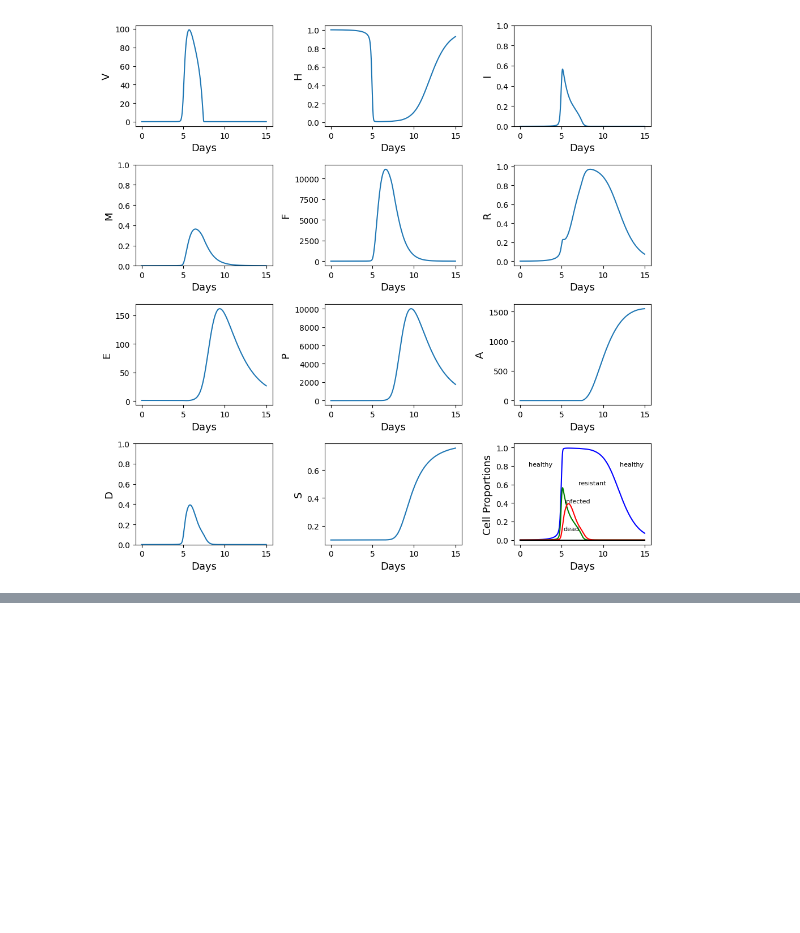
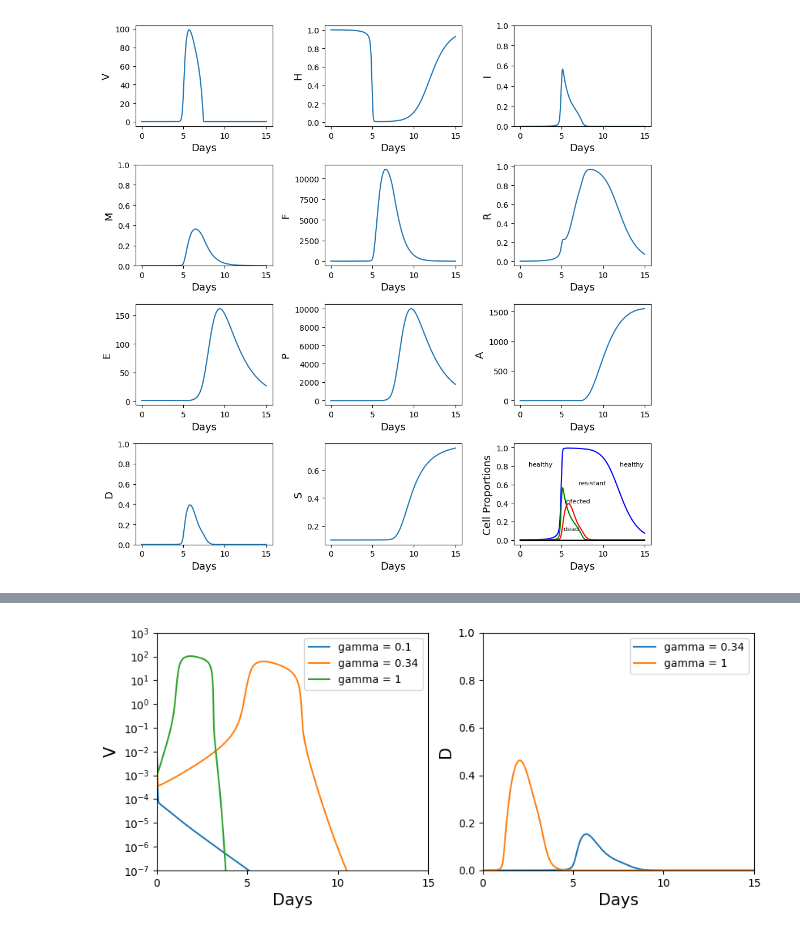
Before and after one commit to mkayeterry/MCDB172, a Jupyter notebook: final/flu.ipynb, the cells around one changed output, grey strips where cells are left out. Cells and saved outputs as stored; diff of their text form; code cells hidden in the pictures; blank space fills up the shorter version.

```diff
--- a/final/flu.ipynb
+++ b/final/flu.ipynb
@@ -233,0 +209,96 @@ plt.show()
+# %%
+gammaHV_lst = [0.1, 0.34, 1]
+V_lst_SA = []
+D_lst_SA = []
+
+fig, axes = plt.subplots(nrows=1, ncols=2, figsize=(10,4))
+
+for i in range(len(gammaHV_lst)):
+    state0 = [V0, H0, I0, M0, F0, R0, E0, P0, A0, S0]
+    state = odeint(deriv_std, state0, t, args=(gammaHV_lst[i],))
+
+    V = state[:, 0]
+    H = state[:, 1]
+    I = state[:, 2]
+    R = state[:, 5]
+
+    D = 1 - H - R - I
+
+    V_lst_SA.append(V)
+    D_lst_SA.append(D)
+
+
+for i in range(len(gammaHV_lst)):
+    axes[0].plot(t, V_lst_SA[i], label='gamma = {}'.format(gammaHV_lst[i]))
+axes[0].set_xlabel('Days', fontsize=15)
+axes[0].set_ylabel('V', fontsize=15)
+axes[0].set_yscale('log')
+yticks = [10**i for i in range(-7, 4)]
+axes[0].set_ylim([yticks[0], yticks[-1]])
+axes[0].set_yticks(yticks)
+xticks = np.arange(0, 16, 5)
+axes[0].set_xticks(xticks)
+axes[0].set_xlim(0, 15)
+axes[0].legend()
+
+
+for i in range(1, len(gammaHV_lst)):
+    axes[1].plot(t, D_lst_SA[i], label='gamma = {}'.format(gammaHV_lst[i]))
+axes[1].set_xlabel('Days', fontsize=15)
+axes[1].set_ylabel('D', fontsize=15)
+xticks = np.arange(0, 16, 5)
+axes[1].set_xticks(xticks)
+axes[1].set_xlim(0, 15)
+axes[1].set_ylim(0, 1.0)
+axes[1].legend()
+
+plt.show()
+
+# Phase diagram
+gammaV = 510 #(150-1500)
+gammaVA = 619.2 #(200-1800)
+bMD = 2 #(0.6-6)
+bIE = 0.066 #(0.02-0.1)
+aI = 1.5 #(0.5-4.5)
+bHD = 4 #(2-8)
+bF = 250000 #(125,000-500,000)
+bA = 0.043 #(0.01-0.12)
+bHF = 0.02 #(0.005-0.03)
+bEM = 8.3 #(2.5-25)
+bPM = 11.3 #(3-30)
+
+
+V0_lst_SAphase = [0.001, 0.01, 0.1, 200]
+V_lst_SAphase = []
+D_lst_SAphase = []
+
+for i in range(len(V0_lst_SAphase)):
+    state0 = [V0_lst_SAphase[i], H0, I0, M0, F0, R0, E0, P0, A0, S0]
+    state = odeint(deriv_std, state0, t, args=(gammaHV_lst[2],))
+
+    V = state[:, 0]
+    H = state[:, 1]
+    I = state[:, 2]
+    R = state[:, 5]
+
+    D = 1 - H - R - I
+
+    V_lst_SAphase.append(V)
+    D_lst_SAphase.append(D)
+
+
+fig, ax = plt.subplots()
+for i in range(len(V0_lst_SAphase)):
+    ax.plot(D_lst_SAphase[i], V_lst_SAphase[i], label='V0 = {}'.format(V0_lst_SAphase[i]))
+ax.set_xlabel('D', fontsize=15)
+ax.set_ylabel('V', fontsize=15)
+ax.set_xscale('log')
+ax.set_yscale('log')
+ax.set_xlim([10**-7, 10**0])
+ax.set_ylim([10**-7, 10**2.5])
+ax.legend(fontsize=8)
+
+
+plt.show()
+# %% [output]
+[figure, added]
```
Also changed, not shown: parts of 8 cells of this notebook, 4 other files.
